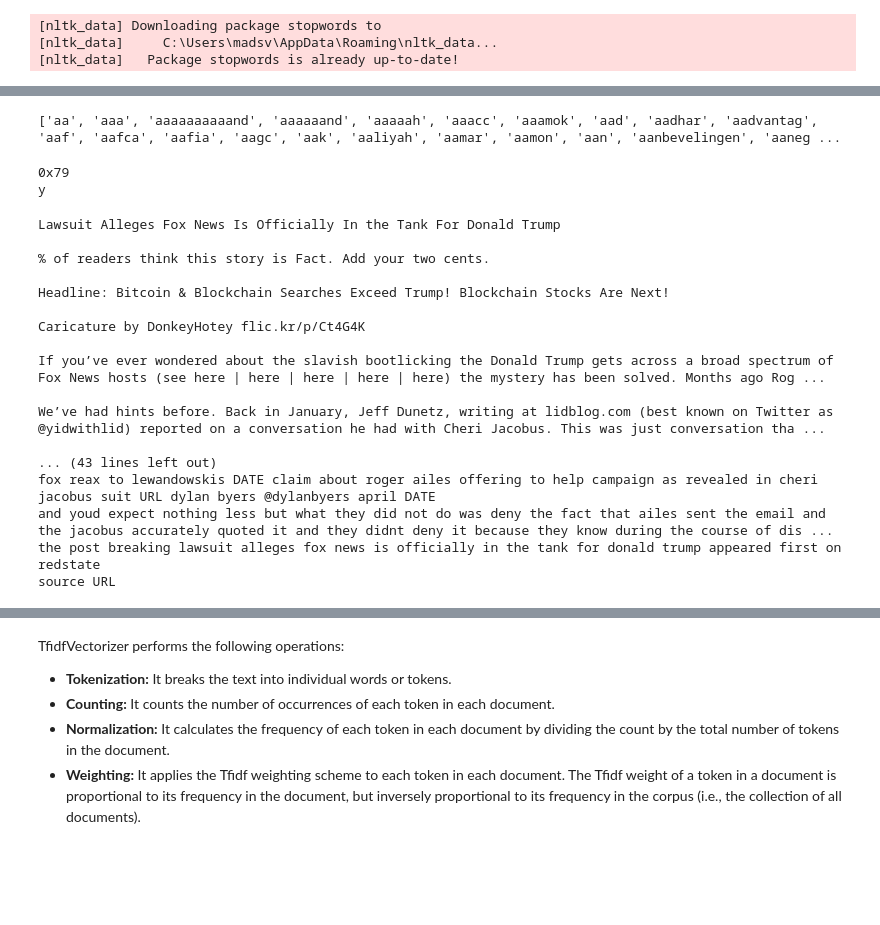
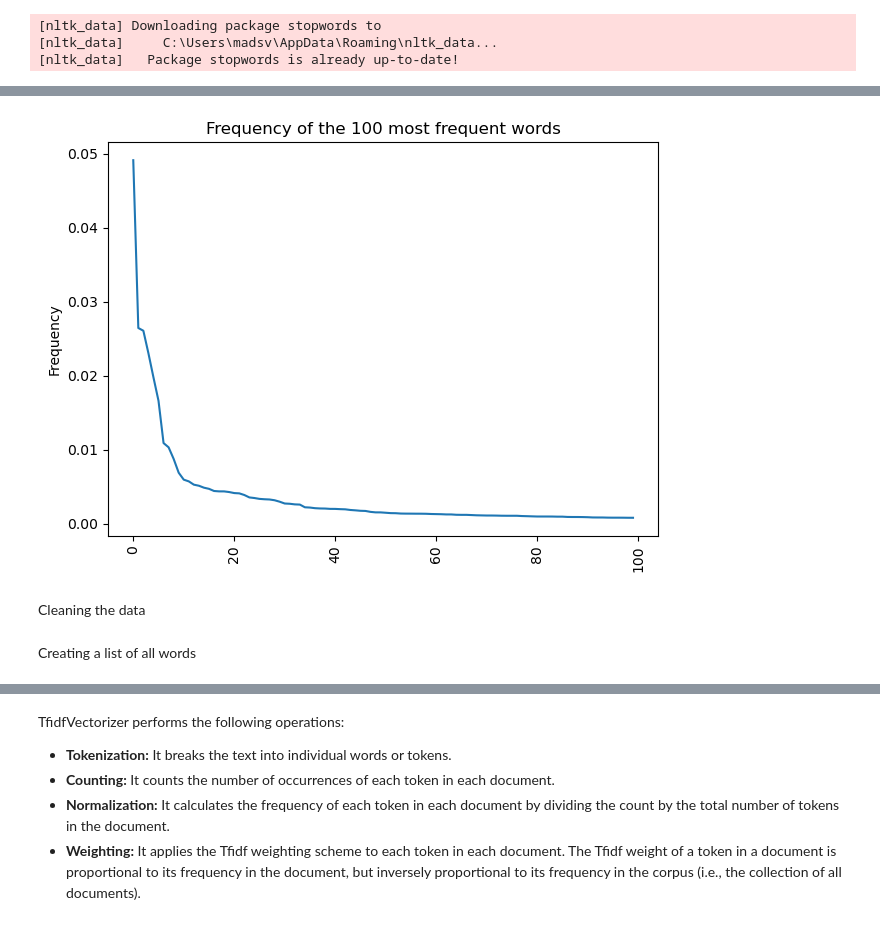
Before and after one commit to henrikdchristensen/DIKU-DS-Exam-FakeNewsDetection, a Jupyter notebook: src/book.ipynb, the cells around one changed output, grey strips where cells are left out. Drawn from its saved outputs; the diff is of its cells as text; code cells hidden in the pictures; blank space fills up the shorter version.

```diff
--- a/src/book.ipynb
+++ b/src/book.ipynb
@@ -35,3 +53,9 @@ BATCH_SIZE = 1000000
+# %%
+unique_words.plot_frequency_line(100)
+# %% [output]
+[figure, added]
+# %% [markdown]
+Cleaning the data
 # %%
 importlib.reload(pp)
 
@@ -54,43 +76,13 @@ cleaned_data = Clean_data("../datasets/sample/dataset.csv")
+# %% [markdown]
+Creating a list of all words
 # %%
 importlib.reload(pp)
 
-def Get_unique_words(cleaned_data):
+def Get_unique_words(cleaned_data, high, low):
     unique_words = pp.Generate_unique_word_list()
-    pp.apply_pipeline_pd(cleaned_data, [
+    pp.apply_pipeline_pd_tqdm(cleaned_data, [
         (unique_words, "content")
     ])
-    return unique_words.get_unique_words()
+    return unique_words
 
-unique_words = Get_unique_words(cleaned_data)
-print(unique_words)
+unique_words = Get_unique_words(cleaned_data, 1, 0.1)
-# %% [output]
-['aa', 'aaa', 'aaaaaaaaaand', 'aaaaaand', 'aaaaah', 'aaacc', 'aaamok', 'aad', 'aadhar', 'aadvantag', 'aaf', 'aafca', 'aafia', 'aagc', 'aak', 'aaliyah', 'aamar', 'aamon', 'aan', 'aanbevelingen', 'aaneg ...
-# %%
-print(hex(ord(unique_words[-5][0])))
-print(unique_words[-5][0])
-# %% [output]
-0x79
-y
-# %%
-content = pp.apply_pipeline("../datasets/sample/dataset.csv", [], get_batch=True, batch_size=100)['content']
-cleaned = pp.apply_pipeline("../datasets/sample/dataset.csv", [(pp.Clean_data(), 'content')], get_batch=True, batch_size=100)['content']
-print(content[23])
-print(cleaned[23])
-# %% [output]
-Lawsuit Alleges Fox News Is Officially In the Tank For Donald Trump
-
-% of readers think this story is Fact. Add your two cents.
-
-Headline: Bitcoin & Blockchain Searches Exceed Trump! Blockchain Stocks Are Next!
-
-Caricature by DonkeyHotey flic.kr/p/Ct4G4K
-
-If you’ve ever wondered about the slavish bootlicking the Donald Trump gets across a broad spectrum of Fox News hosts (see here | here | here | here | here) the mystery has been solved. Months ago Rog ...
-
-We’ve had hints before. Back in January, Jeff Dunetz, writing at lidblog.com (best known on Twitter as @yidwithlid) reported on a conversation he had with Cheri Jacobus. This was just conversation tha ...
-
-... (43 lines left out)
-fox reax to lewandowskis DATE claim about roger ailes offering to help campaign as revealed in cheri jacobus suit URL dylan byers @dylanbyers april DATE
-and youd expect nothing less but what they did not do was deny the fact that ailes sent the email and the jacobus accurately quoted it and they didnt deny it because they know during the course of dis ...
-the post breaking lawsuit alleges fox news is officially in the tank for donald trump appeared first on redstate
-source URL
```
Also changed, not shown: parts of 30 cells of this notebook, 1 other file.
